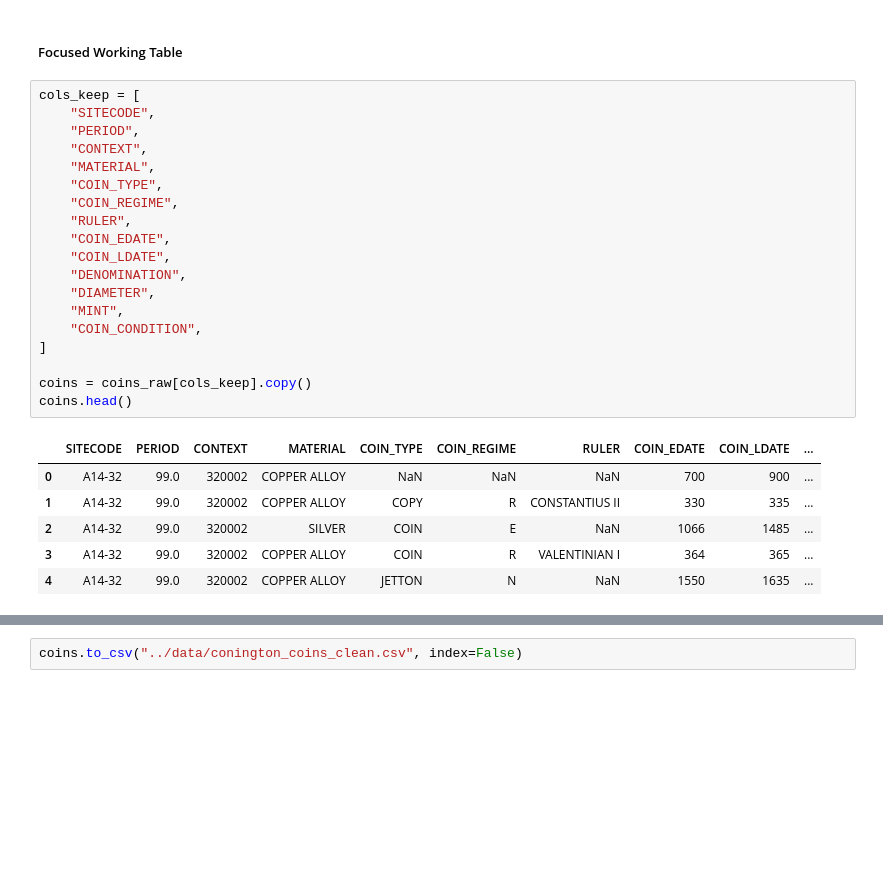
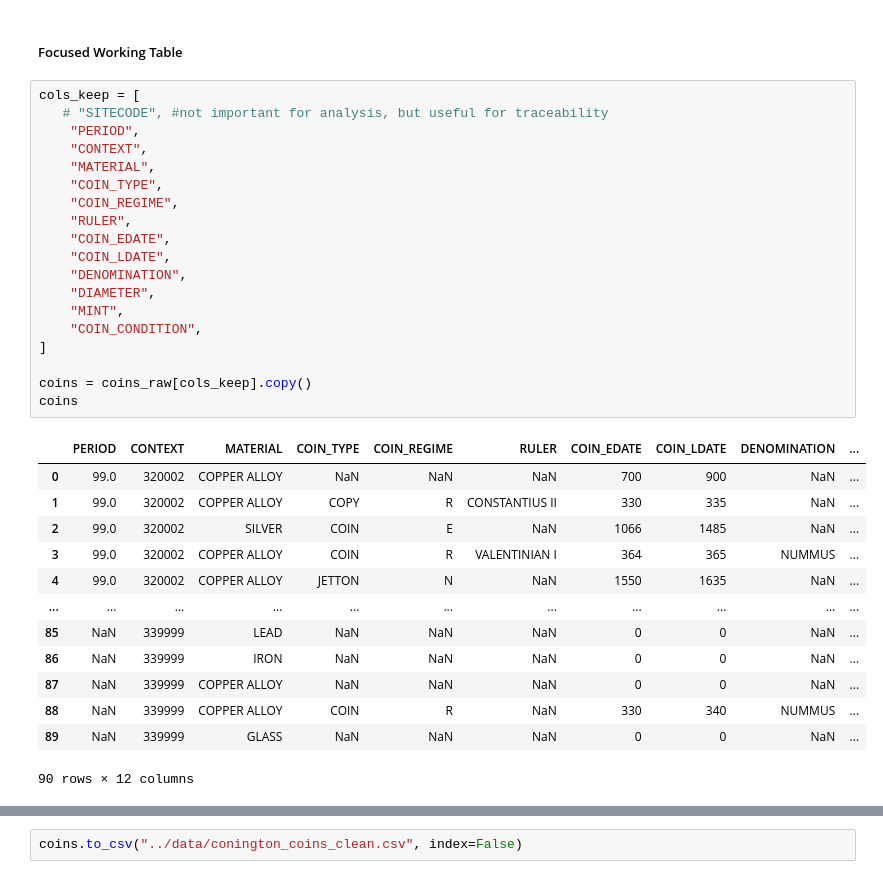
Before and after one commit to berniberniberni/ML_DHC_Conington_Coindata, a Jupyter notebook: notebooks/01_conington_eda_and_cleaning.ipynb, the cells around one changed output, grey strips where cells are left out. Saved outputs shown, nothing was run; the diff lists cells and outputs as text; blank space fills up the shorter version.

```diff
--- a/notebooks/01_conington_eda_and_cleaning.ipynb
+++ b/notebooks/01_conington_eda_and_cleaning.ipynb
@@ -47,27 +51,34 @@ Sparse: COIN_REGIME = 42, RULER= 19, MINT=12, COIN_CONDITION=12
 ##### Focused Working Table
 # %%
 cols_keep = [
-    "SITECODE",
+   # "SITECODE", #not important for analysis, but useful for traceability
     "PERIOD",
     "CONTEXT",
     "MATERIAL",
     "COIN_TYPE",
     "COIN_REGIME",
     "RULER",
     "COIN_EDATE",
     "COIN_LDATE",
     "DENOMINATION",
     "DIAMETER",
     "MINT",
     "COIN_CONDITION",
 ]
 
 coins = coins_raw[cols_keep].copy()
-coins.head()
+coins
 # %% [output]
-|  | SITECODE | PERIOD | CONTEXT | MATERIAL | COIN_TYPE | COIN_REGIME | RULER | COIN_EDATE | COIN_LDATE | ... |
-| 0 | A14-32 | 99.0 | 320002 | COPPER ALLOY | NaN | NaN | NaN | 700 | 900 | ... |
-| 1 | A14-32 | 99.0 | 320002 | COPPER ALLOY | COPY | R | CONSTANTIUS II | 330 | 335 | ... |
-| 2 | A14-32 | 99.0 | 320002 | SILVER | COIN | E | NaN | 1066 | 1485 | ... |
-| 3 | A14-32 | 99.0 | 320002 | COPPER ALLOY | COIN | R | VALENTINIAN I | 364 | 365 | ... |
-| 4 | A14-32 | 99.0 | 320002 | COPPER ALLOY | JETTON | N | NaN | 1550 | 1635 | ... |
+|  | PERIOD | CONTEXT | MATERIAL | COIN_TYPE | COIN_REGIME | RULER | COIN_EDATE | COIN_LDATE | DENOMINATION | ... |
+| 0 | 99.0 | 320002 | COPPER ALLOY | NaN | NaN | NaN | 700 | 900 | NaN | ... |
+| 1 | 99.0 | 320002 | COPPER ALLOY | COPY | R | CONSTANTIUS II | 330 | 335 | NaN | ... |
+| 2 | 99.0 | 320002 | SILVER | COIN | E | NaN | 1066 | 1485 | NaN | ... |
+| 3 | 99.0 | 320002 | COPPER ALLOY | COIN | R | VALENTINIAN I | 364 | 365 | NUMMUS | ... |
+| 4 | 99.0 | 320002 | COPPER ALLOY | JETTON | N | NaN | 1550 | 1635 | NaN | ... |
+| ... | ... | ... | ... | ... | ... | ... | ... | ... | ... | ... |
+| 85 | NaN | 339999 | LEAD | NaN | NaN | NaN | 0 | 0 | NaN | ... |
+| 86 | NaN | 339999 | IRON | NaN | NaN | NaN | 0 | 0 | NaN | ... |
+| 87 | NaN | 339999 | COPPER ALLOY | NaN | NaN | NaN | 0 | 0 | NaN | ... |
+| 88 | NaN | 339999 | COPPER ALLOY | COIN | R | NaN | 330 | 340 | NUMMUS | ... |
+| 89 | NaN | 339999 | GLASS | NaN | NaN | NaN | 0 | 0 | NaN | ... |
+90 rows × 12 columns
```
Also changed, not shown: parts of 33 cells of this notebook.
